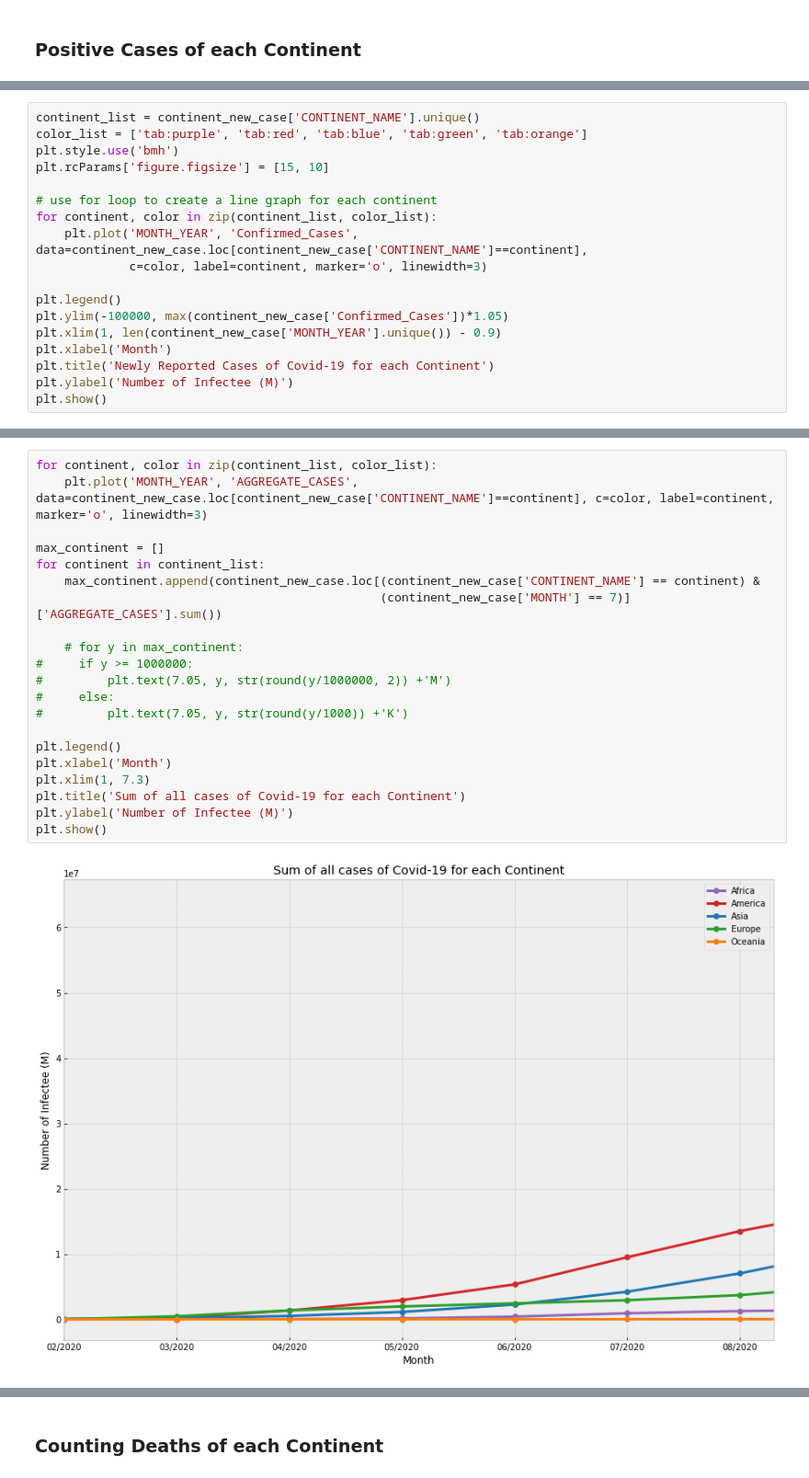
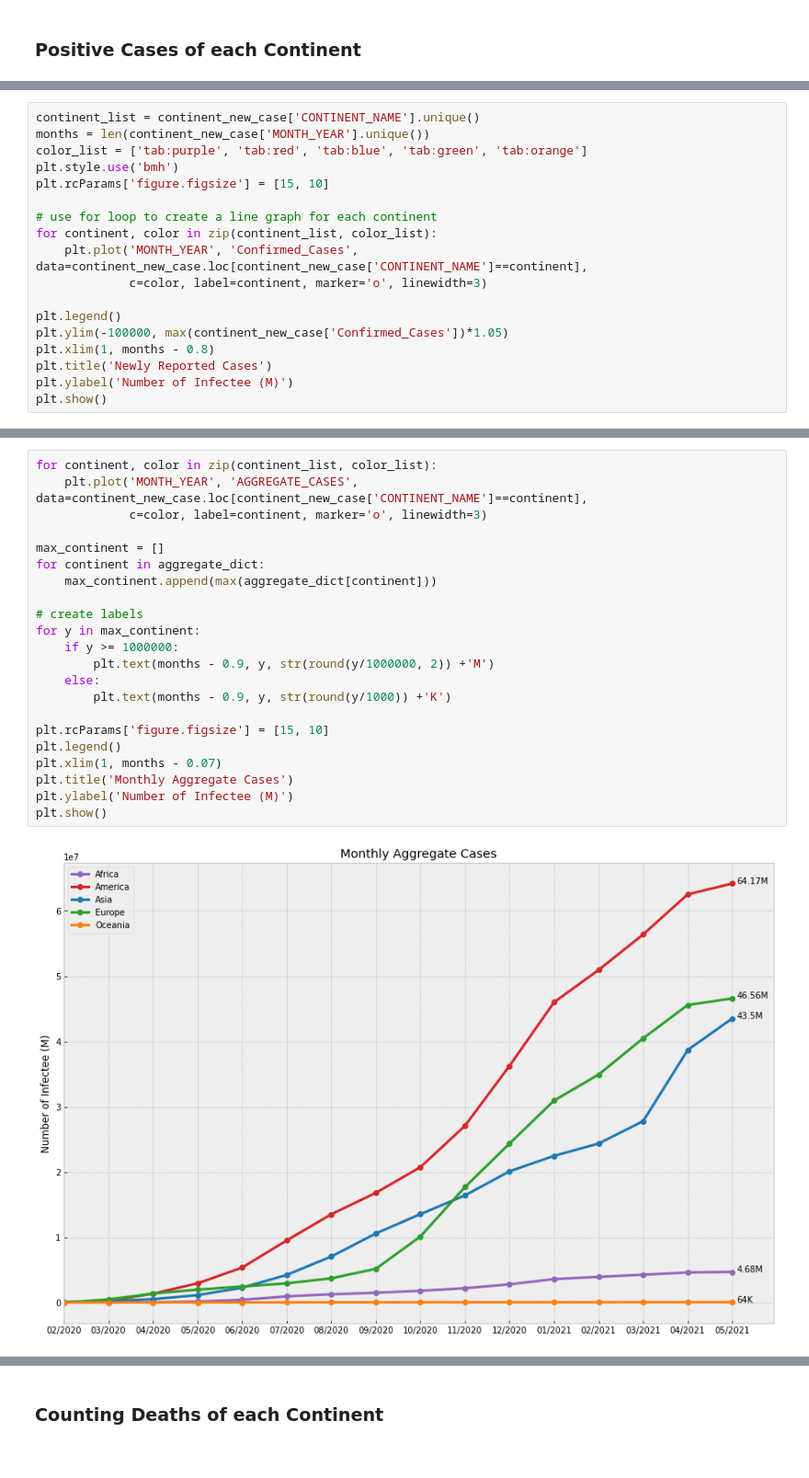
Before and after one commit to tw7366/Projects, a Jupyter notebook: Projects/Covid-19.ipynb, the cells around one changed output, grey strips where cells are left out. Shown at 92% size. Drawn from its saved outputs; the diff is of its cells as text.

Commit message:
revised objectives. finished codes for a graph of aggregate cases.

```diff
--- a/Projects/Covid-19.ipynb
+++ b/Projects/Covid-19.ipynb
@@ -266,5 +244,6 @@ print(continent_new_case)
 # %%
 continent_list = continent_new_case['CONTINENT_NAME'].unique()
+months = len(continent_new_case['MONTH_YEAR'].unique())
 color_list = ['tab:purple', 'tab:red', 'tab:blue', 'tab:green', 'tab:orange']
 plt.style.use('bmh')
 plt.rcParams['figure.figsize'] = [15, 10]
@@ -276,9 +255,8 @@ for continent, color in zip(continent_list, color_list):
 
 plt.legend()
 plt.ylim(-100000, max(continent_new_case['Confirmed_Cases'])*1.05)
-plt.xlim(1, len(continent_new_case['MONTH_YEAR'].unique()) - 0.9)
-plt.xlabel('Month')
-plt.title('Newly Reported Cases of Covid-19 for each Continent')
+plt.xlim(1, months - 0.8)
+plt.title('Newly Reported Cases')
 plt.ylabel('Number of Infectee (M)')
 plt.show()
 # %% [output]
@@ -319,24 +306,25 @@ print(aggregate_dict)
 # %%
 for continent, color in zip(continent_list, color_list):
-    plt.plot('MONTH_YEAR', 'AGGREGATE_CASES', data=continent_new_case.loc[continent_new_case['CONTINENT_NAME']==continent], c=color, label=continent, marker='o', linewidth=3)
+    plt.plot('MONTH_YEAR', 'AGGREGATE_CASES', data=continent_new_case.loc[continent_new_case['CONTINENT_NAME']==continent],
+             c=color, label=continent, marker='o', linewidth=3)
 
 max_continent = []
-for continent in continent_list:
-    max_continent.append(continent_new_case.loc[(continent_new_case['CONTINENT_NAME'] == continent) &
-                                                (continent_new_case['MONTH'] == 7)]['AGGREGATE_CASES'].sum())
+for continent in aggregate_dict:
+    max_continent.append(max(aggregate_dict[continent]))
 
-    # for y in max_continent:
-#     if y >= 1000000:
-#         plt.text(7.05, y, str(round(y/1000000, 2)) +'M')
-#     else:
-#         plt.text(7.05, y, str(round(y/1000)) +'K')
+# create labels
+for y in max_continent:
+    if y >= 1000000:
+        plt.text(months - 0.9, y, str(round(y/1000000, 2)) +'M')
+    else:
+        plt.text(months - 0.9, y, str(round(y/1000)) +'K')
 
+plt.rcParams['figure.figsize'] = [15, 10]
 plt.legend()
-plt.xlabel('Month')
-plt.xlim(1, 7.3)
-plt.title('Sum of all cases of Covid-19 for each Continent')
+plt.xlim(1, months - 0.07)
+plt.title('Monthly Aggregate Cases')
 plt.ylabel('Number of Infectee (M)')
 plt.show()
 # %% [output]
-[figure, old version]
+[figure, new version]
 # %% [markdown]
```
Also changed, not shown: parts of 13 cells of this notebook.
